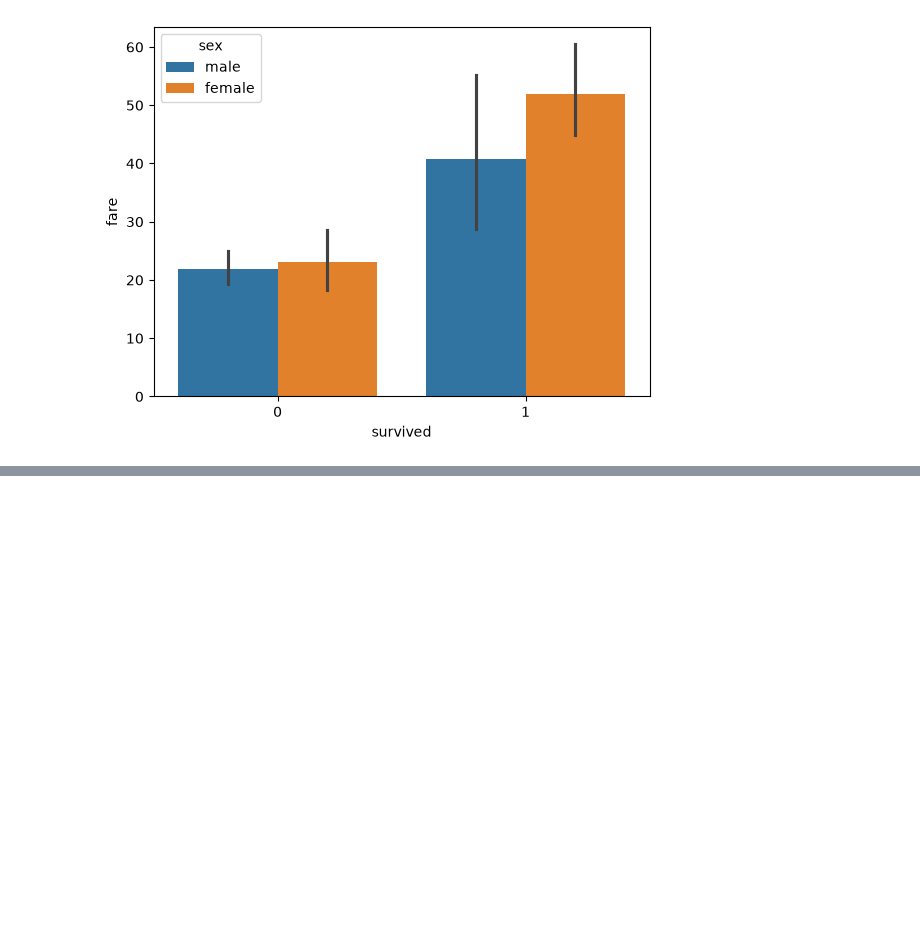
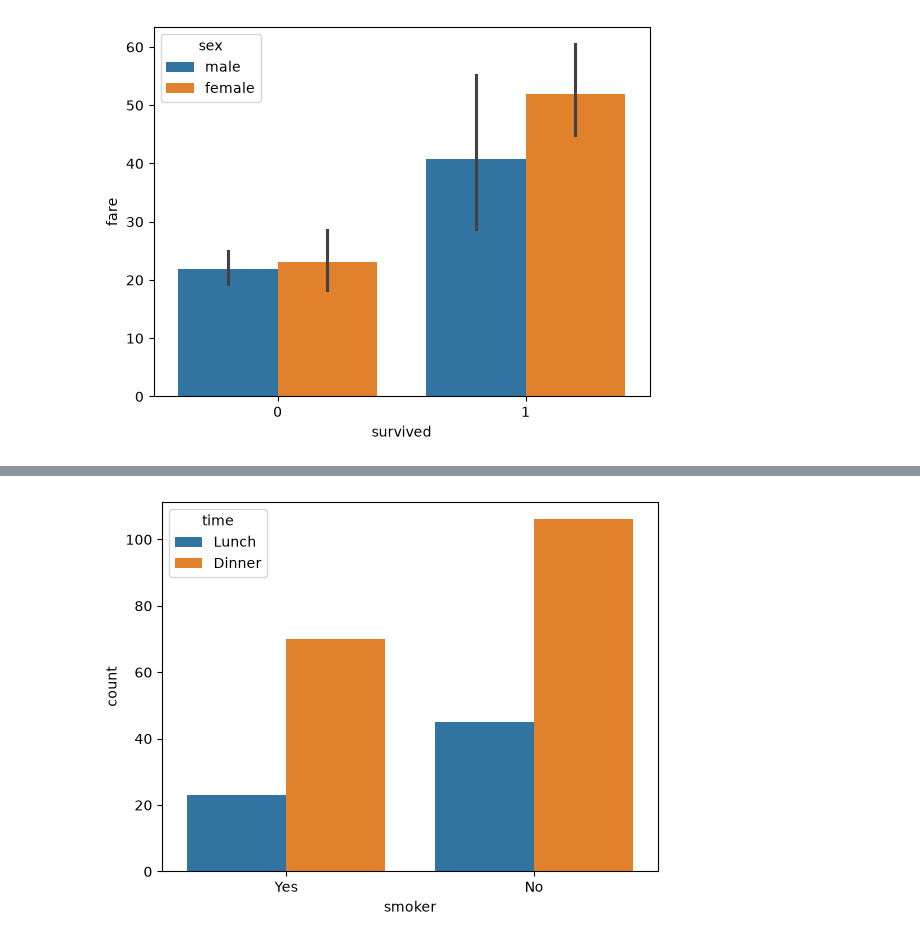
Before and after one commit to RituRai-03/Data-Visualization, a Jupyter notebook: Seaborn.ipynb, the cells around one changed output, grey strips where cells are left out. Saved outputs shown, nothing was run; the diff lists cells and outputs as text; code cells hidden in the pictures; blank space fills up the shorter version.

```diff
--- a/Seaborn.ipynb
+++ b/Seaborn.ipynb
@@ -108,0 +138,10 @@ plt.show()
+# %%
+sns.countplot(
+    data=tips,
+    x="smoker",
+    hue="time"
+)
+
+plt.show()
+# %% [output]
+[figure, added]
```
Also changed, not shown: parts of 8 cells of this notebook.
